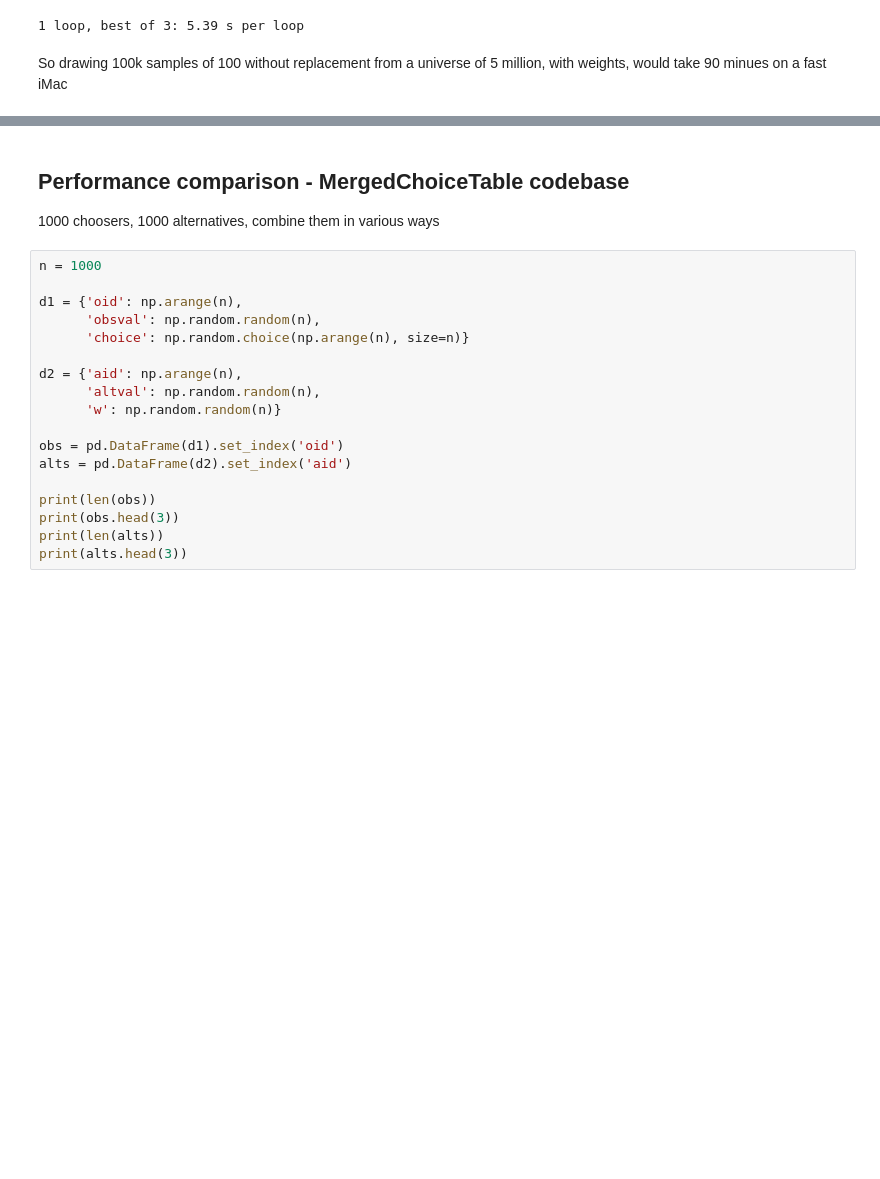
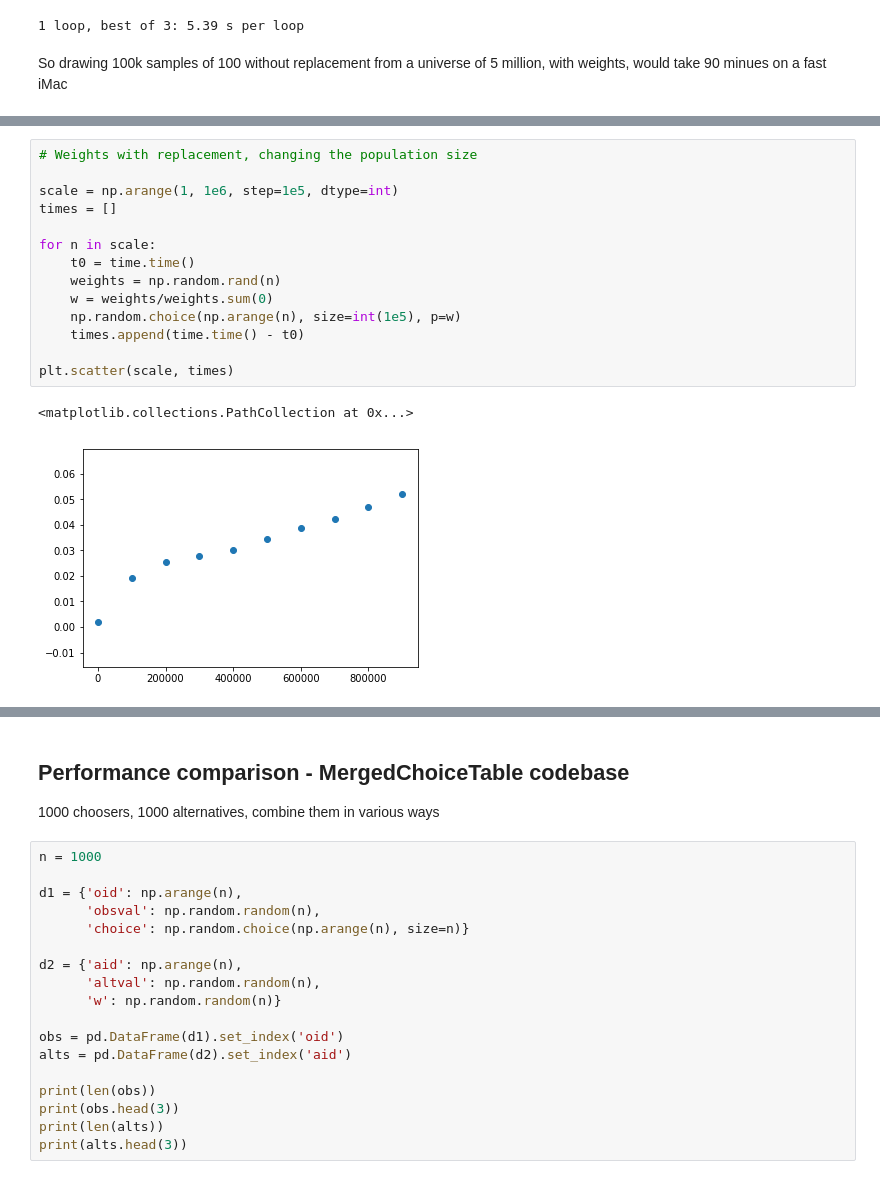
Before and after one commit to ual/ual_model_workspace, a Jupyter notebook: general-notebooks/Sampling-benchmarks.ipynb, the cells around one changed output, grey strips where cells are left out. Saved outputs shown, nothing was run; the diff lists cells and outputs as text; blank space fills up the shorter version.

```diff
--- a/general-notebooks/Sampling-benchmarks.ipynb
+++ b/general-notebooks/Sampling-benchmarks.ipynb
@@ -99,0 +156,17 @@ So drawing 100k samples of 100 without replacement from a universe of 5 million,
+# %%
+# Weights with replacement, changing the population size
+
+scale = np.arange(1, 1e6, step=1e5, dtype=int)
+times = []
+
+for n in scale:
+    t0 = time.time()
+    weights = np.random.rand(n)
+    w = weights/weights.sum(0)
+    np.random.choice(np.arange(n), size=int(1e5), p=w)
+    times.append(time.time() - t0)
+
+plt.scatter(scale, times)
+# %% [output]
+<matplotlib.collections.PathCollection at 0x...>
+[figure, added]
```
Also changed, not shown: parts of 36 cells of this notebook.
